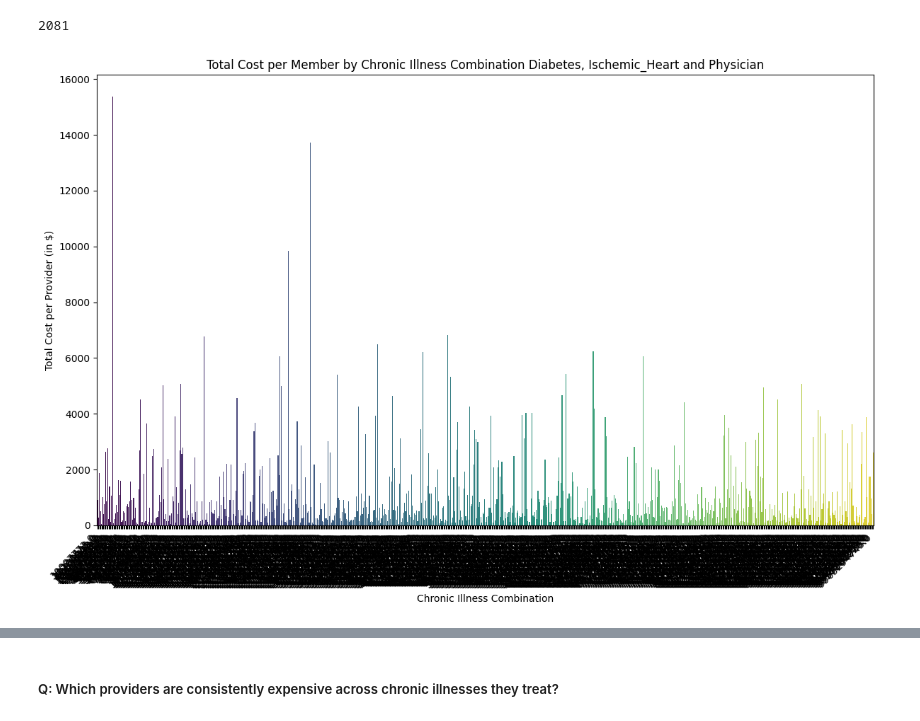
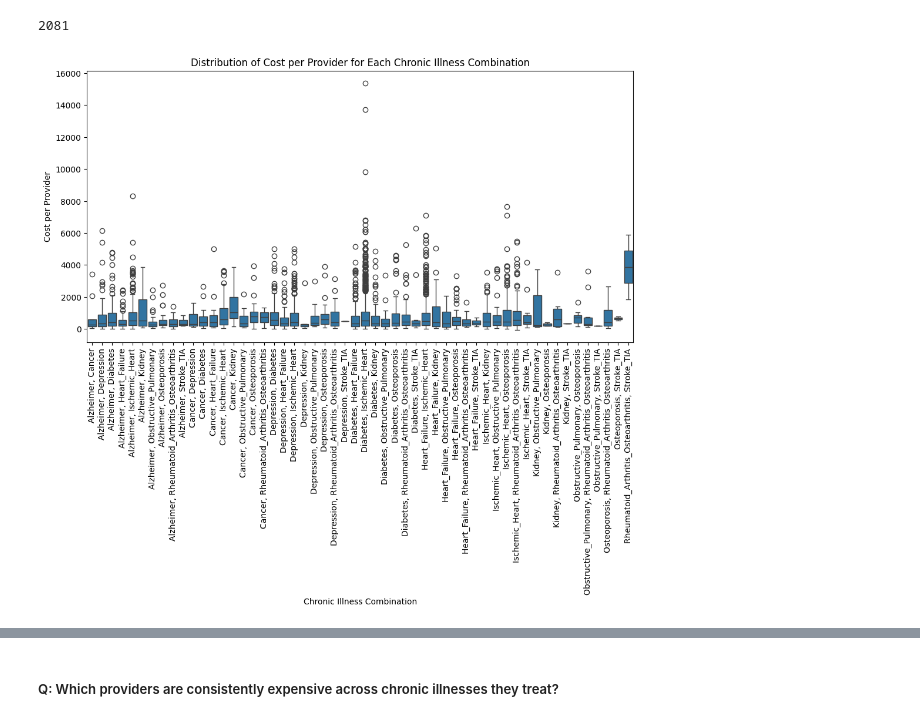
Before and after one commit to rameshs-data/Chronic_Care_Cost_Benchmarking, a Jupyter notebook: notebook/1_EDA.ipynb, the cells around one changed output, grey strips where cells are left out. Cells and saved outputs as stored; diff of their text form; code cells hidden in the pictures.

```diff
--- a/notebook/1_EDA.ipynb
+++ b/notebook/1_EDA.ipynb
@@ -1366,3 +1401,3 @@ combined_df.shape
 # %%
-combined_df = combined_df[combined_df.Chronic_Illness_Count == 2]
+combined_df_2 = combined_df[combined_df.Chronic_Illness_Count == 2]
 # %%
@@ -1445,7 +1490,7 @@ top_10_expensive
 ##### Q: For each chronic illness combination, represent the distribution of costs per provider.
 # %%
 # Step 1: Group by Chronic Illness Combination and Provider Institution to calculate total costs
-provider_costs_by_illness = combined_df.groupby(['Chronic_Illness_Combination', 'Attending_Physician_NPI']).agg(
+provider_costs_by_illness = combined_df_2.groupby(['Chronic_Illness_Combination', 'Attending_Physician_NPI']).agg(
     total_claim_cost=pd.NamedAgg(column='Total_Claim_Cost', aggfunc='sum'),
     member_count=pd.NamedAgg(column='Beneficiary_ID', aggfunc='count')
 ).reset_index()
@@ -1473,3 +1498,5 @@ provider_costs_by_illness.head(30)
 provider_costs_by_illness.shape
 # %% [output]
 (28885, 4)
+# %%
+provider_costs_by_illness = provider_costs_by_illness[(provider_costs_by_illness.Chronic_Illness_Combination != 'Multiple') & (provider_costs_by_illness.Chronic_Illness_Combination != 'None')]
@@ -1516,2 +1600,4 @@ plt.show()
 # %% [markdown]
 ##### Q: How does this change if we filter out cases where a given Chronic Illness & Provider NPI combination only has one member?
+# %%
+provider_costs_by_illness_greater_1 = provider_costs_by_illness[provider_costs_by_illness.member_count > 1]
@@ -1553,34 +1643,13 @@ sorted_provider_costs_greater1.Attending_Physician_NPI.nunique()
 # %% [output]
 2081
 # %%
-# Filter for a specific chronic illness combination
-specific_combination = 'Diabetes, Ischemic_Heart'
-filtered_df = sorted_provider_costs_greater1[
-    sorted_provider_costs_greater1['Chronic_Illness_Combination'] == specific_combination
-]
-
-
-# Set figure size
-plt.figure(figsize=(12, 8))
-
-# Create a bar plot
-sns.barplot(
-    data=filtered_df,
-    x='Attending_Physician_NPI',
-    y='total_claim_cost',
-    palette='viridis'
-)
-
-# Add title and labels
-plt.title(f'Total Cost per Member by Chronic Illness Combination {specific_combination} and Physician')
+# Step 4: Visualize the distribution of costs per provider for each chronic illness combination
+plt.figure(figsize=(12, 6))
+sns.boxplot(data=provider_costs_by_illness_greater_1, x='Chronic_Illness_Combination', y='total_claim_cost')
+plt.xticks(rotation=90)  # Rotate labels for better readability
+plt.title('Distribution of Cost per Provider for Each Chronic Illness Combination')
 plt.xlabel('Chronic Illness Combination')
-plt.ylabel('Total Cost per Provider (in $)')
-
-# Rotate x-axis labels for better readability
-plt.xticks(rotation=45, ha='right')
-
-# Show the plot
-plt.tight_layout()
+plt.ylabel('Cost per Provider')
 plt.show()
 # %% [output]
-[figure, old version]
+[figure, new version]
```
Also changed, not shown: parts of 34 cells of this notebook.
